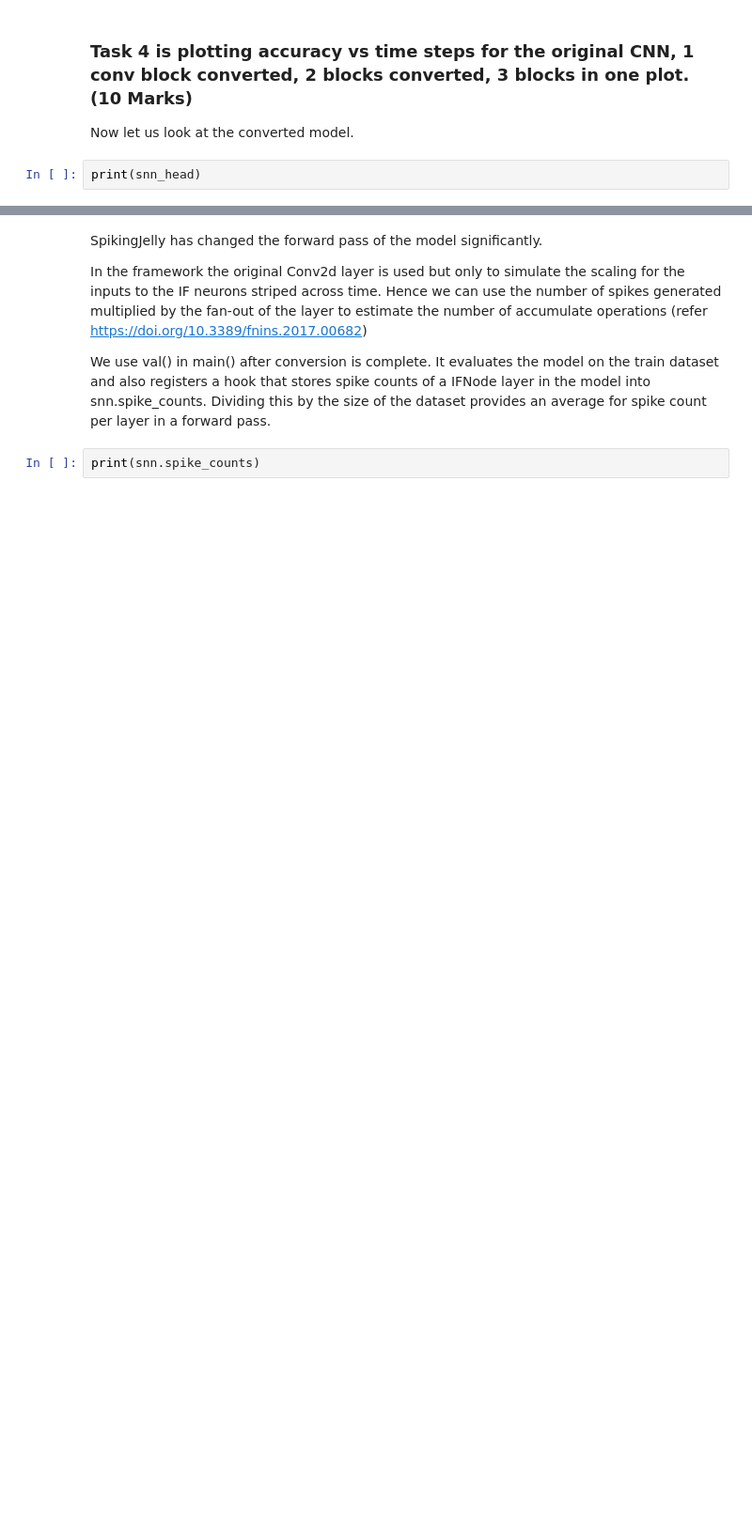
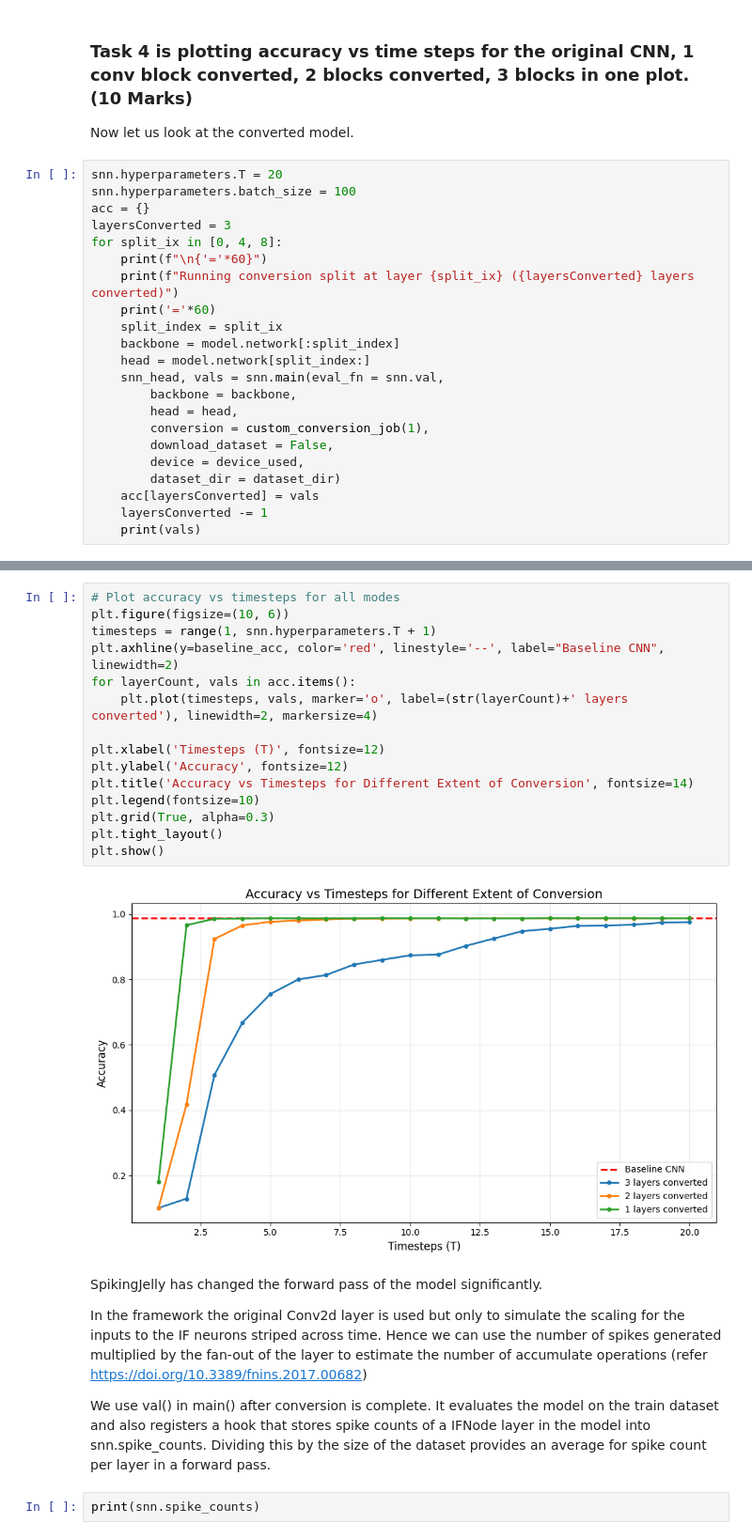
Before and after one commit to lazylettuce1/ANN2SNN-Conversion, a Jupyter notebook: EE23B141_CS6886A4.ipynb, the cells around one changed output, grey strips where cells are left out. Shown at 94% size. Drawn from its saved outputs; the diff is of its cells as text; blank space fills up the shorter version.

```diff
--- a/EE23B141_CS6886A4.ipynb
+++ b/EE23B141_CS6886A4.ipynb
@@ -179,4 +303,24 @@ print(f"\nBest conversion mode: {best_mode[0]} with accuracy {best_mode[1][-1]:.
 ### **Task 4** is plotting accuracy vs time steps for the original CNN, 1 conv block converted, 2 blocks converted, 3 blocks in one plot. (10 Marks)
 Now let us look at the converted model.
 # %%
-print(snn_head)
+snn.hyperparameters.T = 20
+snn.hyperparameters.batch_size = 100
+acc = {}
+layersConverted = 3
+for split_ix in [0, 4, 8]:
+    print(f"\n{'='*60}")
+    print(f"Running conversion split at layer {split_ix} ({layersConverted} layers converted)")
+    print('='*60)
+    split_index = split_ix
+    backbone = model.network[:split_index]
+    head = model.network[split_index:]
+    snn_head, vals = snn.main(eval_fn = snn.val,
+        backbone = backbone,
+        head = head,
+        conversion = custom_conversion_job(1),
+        download_dataset = False,
+        device = device_used,
+        dataset_dir = dataset_dir)
+    acc[layersConverted] = vals
+    layersConverted -= 1
+    print(vals)
@@ -183,3 +354,20 @@ print(snn_head)
+# %%
+# Plot accuracy vs timesteps for all modes
+plt.figure(figsize=(10, 6))
+timesteps = range(1, snn.hyperparameters.T + 1)
+plt.axhline(y=baseline_acc, color='red', linestyle='--', label="Baseline CNN", linewidth=2)
+for layerCount, vals in acc.items():
+    plt.plot(timesteps, vals, marker='o', label=(str(layerCount)+' layers converted'), linewidth=2, markersize=4)
+
+plt.xlabel('Timesteps (T)', fontsize=12)
+plt.ylabel('Accuracy', fontsize=12)
+plt.title('Accuracy vs Timesteps for Different Extent of Conversion', fontsize=14)
+plt.legend(fontsize=10)
+plt.grid(True, alpha=0.3)
+plt.tight_layout()
+plt.show()
+# %% [output]
+[figure, added]
 # %% [markdown]
 SpikingJelly has changed the forward pass of the model significantly.
 
```
Also changed, not shown: parts of 27 cells of this notebook.
